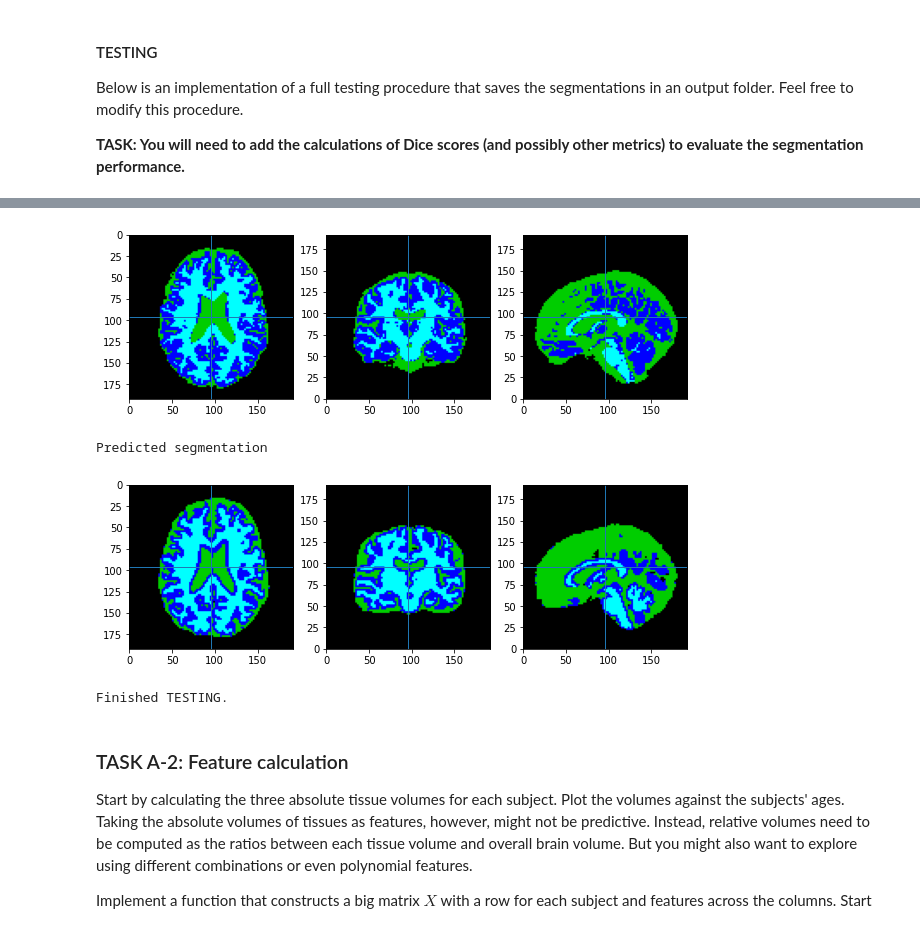
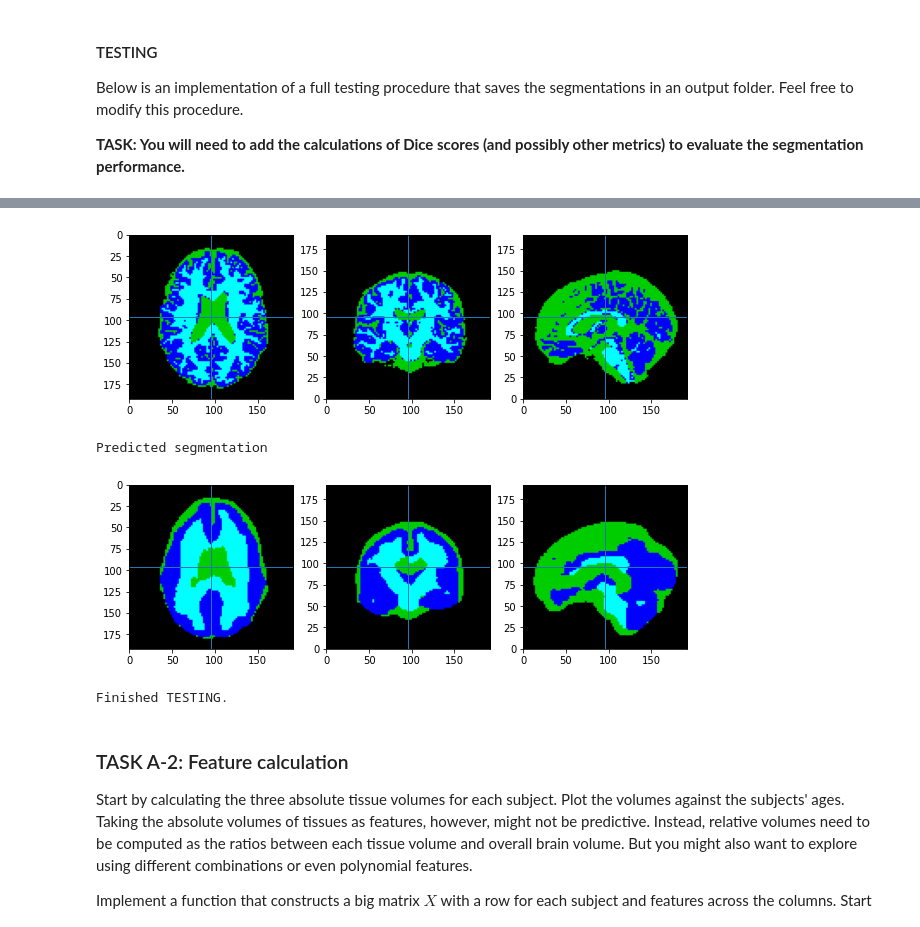
Before and after one commit to ML3ngiRNErT/imaging-cw, a Jupyter notebook: CW-Brain-Age-Regression.ipynb, the cells around one changed output, grey strips where cells are left out. Saved outputs shown, nothing was run; the diff lists cells and outputs as text; code cells hidden in the pictures.

```diff
--- a/CW-Brain-Age-Regression.ipynb
+++ b/CW-Brain-Age-Regression.ipynb
@@ -29,7 +50,7 @@ Requirement already satisfied: SimpleITK==1.2.4 in /vol/bitbucket/rrr2417/deepsc
 ### Setting data directory
 # %%
 # data directory
-data_dir = 'data/brain_age/'
+data_dir = '/vol/bitbucket/rp3317/img-data/brain_age/'
 # %% [markdown]
 Let's start by loading the meta data of the entire population, that is the data containing information about the subject IDs, their age, and gender.
 # %%
@@ -667,6 +705,26 @@ model = SegModel(enc, dec).to(device)
 model.train()
 
 optimizer = torch.optim.Adam(model.parameters(), lr=learning_rate)
+# %%
+
+if not os.path.exists(model_dir):
+    os.makedirs(model_dir)
+
+torch.manual_seed(rnd_seed) #fix random seed
+
+num_epochs = 40
+learning_rate = 0.0001
+
+# model = SimpleNet3D(num_classes=num_classes).to(device)
+filters = [1, 15, 30]
+kernel_size = 5
+enc = Encoder(filters=filters, kernel_size=kernel_size).to(device)
+dec = UpsampleConvUnit(96, _in=filters[-1], _out=num_classes, kernel_size=kernel_size).to(device)
+model = SegModel(enc, dec).to(device)
+
+model.train()
+
+optimizer = torch.optim.Adam(model.parameters(), lr=learning_rate)
 # %%
 loss_train_log = []
 loss_val_log = []
@@ -780,9 +897,9 @@ Now that we have trained a model, the next cells are about applying that model t
 # %%
 meta_data_reg_train = pd.read_csv(data_dir + 'meta/meta_data_regression_train.csv')
 ids_seg_test = list(meta_data_reg_train['subject_id'])
-files_seg_img_test = [data_dir + 'images/sub-' + f + '_T1w_unbiased.nii.gz' for f in ids_seg_test][:10]
-files_seg_seg_test = [data_dir + 'segs_refs/sub-' + f + '_T1w_seg.nii.gz' for f in ids_seg_test][:10]
-files_seg_msk_test = [data_dir + 'masks/sub-' + f + '_T1w_brain_mask.nii.gz' for f in ids_seg_test][:10]
+files_seg_img_test = [data_dir + 'images/sub-' + f + '_T1w_unbiased.nii.gz' for f in ids_seg_test]
+files_seg_seg_test = [data_dir + 'segs_refs/sub-' + f + '_T1w_seg.nii.gz' for f in ids_seg_test]
+files_seg_msk_test = [data_dir + 'masks/sub-' + f + '_T1w_brain_mask.nii.gz' for f in ids_seg_test]
 
 dataset_test = ImageSegmentationDataset(files_seg_img_test, files_seg_seg_test, files_seg_msk_test, img_spacing, img_size)
 dataloader_test = torch.utils.data.DataLoader(dataset_test, batch_size=1, shuffle=False)
@@ -829,7 +935,8 @@ pred_dir = os.path.join(out_dir, 'pred')
 if not os.path.exists(pred_dir):
     os.makedirs(pred_dir)
 
-model = SimpleNet3D(num_classes=num_classes)
+# model = SimpleNet3D(num_classes=num_classes)
+model = SegModel(enc, dec).to(device)
 model.load_state_dict(torch.load(os.path.join(model_dir, 'model.pt')))
 model.to(device)
 model.eval()
@@ -870,7 +977,7 @@ ji, dsc, hd, asc = metrics_store.get_averages()
 metrics_store.reset()
 
 print('+ TESTING \tLoss: {:.6f}'.format(loss_test))
-print(f'+   ASD: {asd}, JI: {ji}, HD: {hd}, DSC: {dsc}')
+print(f'+   ASC: {asc}, JI: {ji}, HD: {hd}, DSC: {dsc}')
 print()
 
 # Show last testing sample as an example
@@ -887,10 +994,10 @@ START TESTING...
 
 
 
 Reference segmentation
 [figure]
 Predicted segmentation
-[figure, old version]
+[figure, new version]
 Finished TESTING.
 # %% [markdown]
 ### TASK A-2: Feature calculation
```
Also changed, not shown: parts of 14 cells of this notebook, 13 other files.
